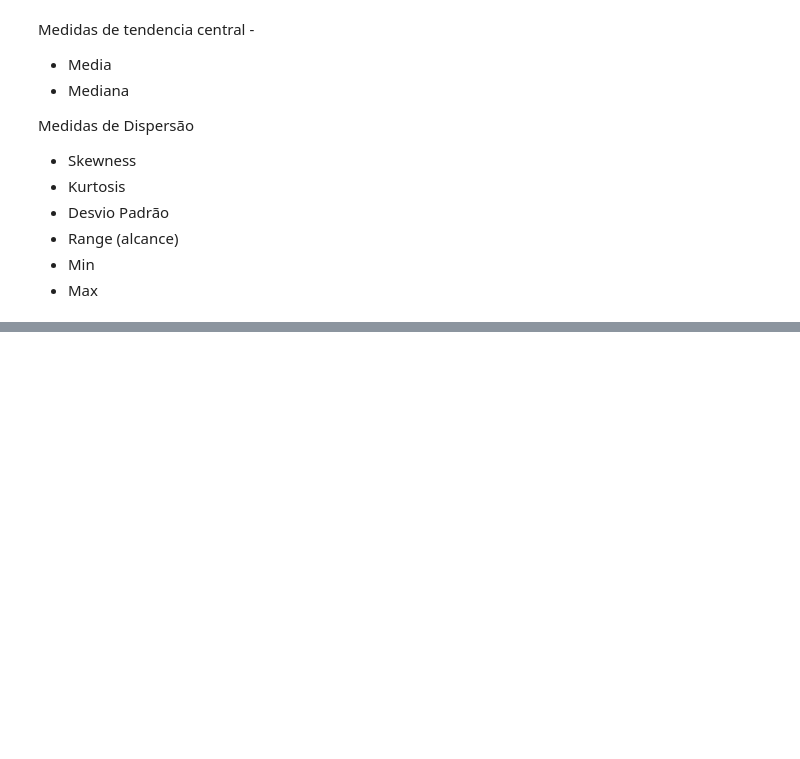
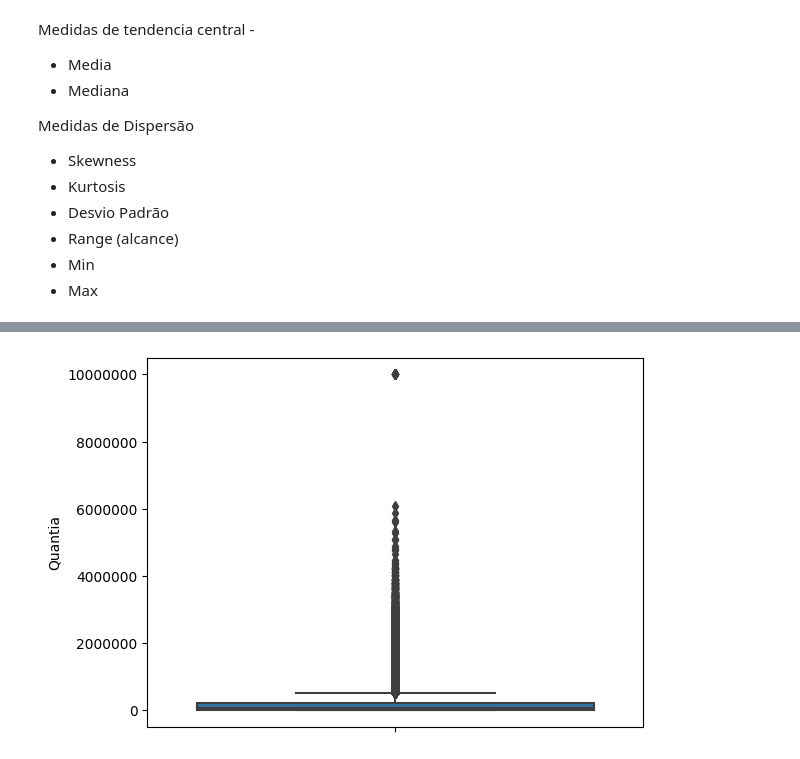
Before and after one commit to ValmirJrDS/deteccao_fraude, a Jupyter notebook: notebooks/deteccao_fraude.ipynb, the cells around one changed output, grey strips where cells are left out. Cells and saved outputs as stored; diff of their text form; code cells hidden in the pictures; blank space fills up the shorter version.

```diff
--- a/notebooks/deteccao_fraude.ipynb
+++ b/notebooks/deteccao_fraude.ipynb
@@ -217,0 +270,5 @@ plt.show()
+# %%
+sns.boxplot(data=base_fraude_raw1, y="Quantia")
+plt.ticklabel_format(style='plain', axis='y')
+# %% [output]
+[figure, added]
```
Also changed, not shown: parts of 25 cells of this notebook, 1 other file.
